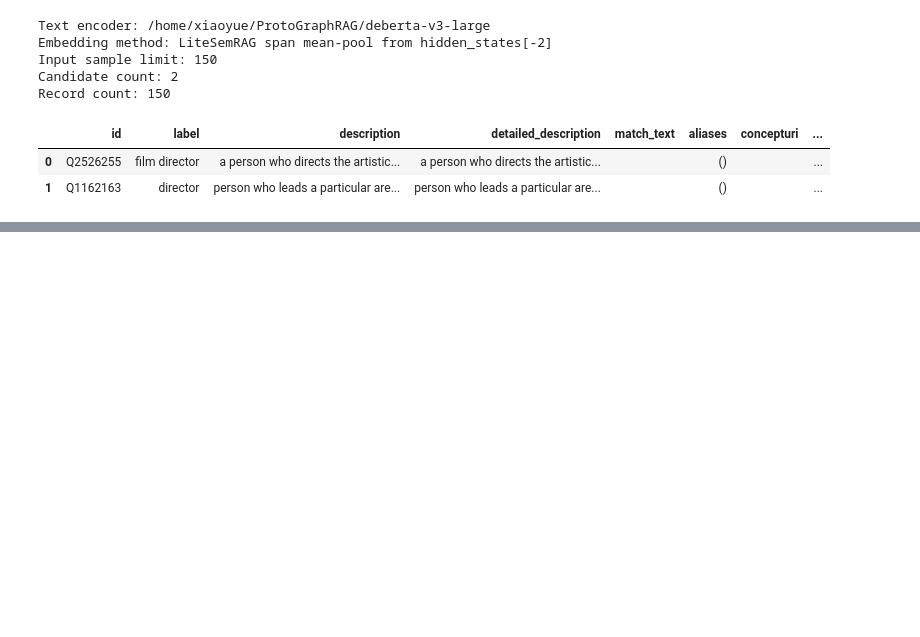
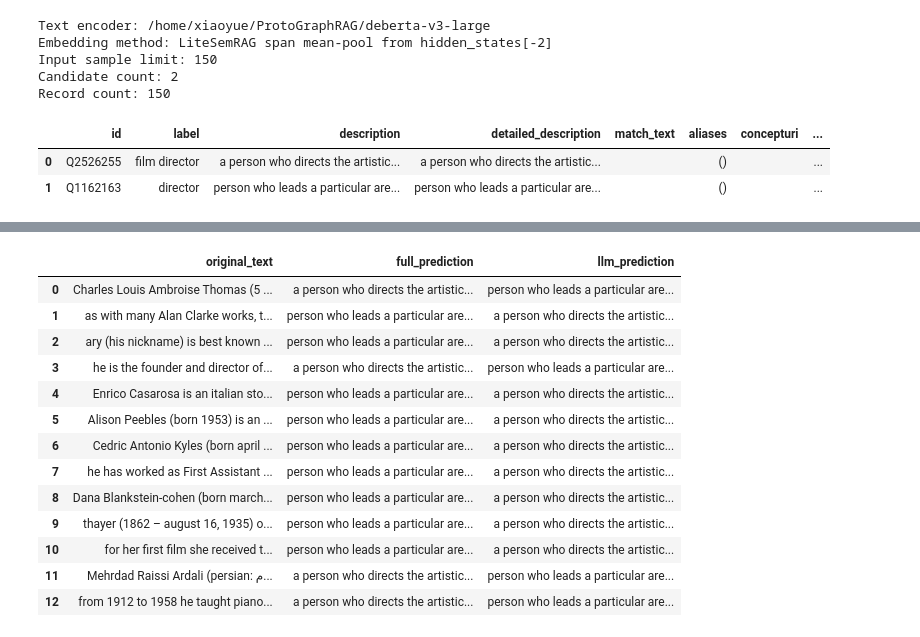
Before and after one commit to YxRicardo/LiteSemRAG, a Jupyter notebook: jupyter_notebooks/hotpotqa_fft_span_compare.ipynb, the cells around one changed output, grey strips where cells are left out. Drawn from its saved outputs; the diff is of its cells as text; code cells hidden in the pictures; blank space fills up the shorter version.

```diff
--- a/jupyter_notebooks/hotpotqa_fft_span_compare.ipynb
+++ b/jupyter_notebooks/hotpotqa_fft_span_compare.ipynb
@@ -1431,6 +1418,77 @@ disagreement_df = comparison_df.loc[
 
 # print(f"Disagreement rows: {len(disagreement_df)}")
 # display(disagreement_df.head(50))
+# %%
+if llm_assignment_df is None:
+    print("LLM validation is disabled.")
+else:
+    def extract_sentence_with_match(source_text: str, matched_text: str) -> str:
+        if not isinstance(source_text, str) or not source_text.strip():
+            return source_text
+        if not isinstance(matched_text, str) or not matched_text.strip():
+            return source_text
+
+        source_lower = source_text.lower()
+        match_lower = matched_text.lower()
+        match_start = source_lower.find(match_lower)
+        if match_start == -1:
+            return source_text
+
+        sentence_end_chars = ".!?\n"
+        sentence_start = 0
+        for idx in range(match_start - 1, -1, -1):
+            if source_text[idx] in sentence_end_chars:
+                sentence_start = idx + 1
+                break
+
+        sentence_end = len(source_text)
+        for idx in range(match_start + len(matched_text), len(source_text)):
+            if source_text[idx] in sentence_end_chars:
+                sentence_end = idx + 1
+                break
+
+        return source_text[sentence_start:sentence_end].strip()
+
+    full_vs_llm_disagreement_df = comparison_df.loc[
+        ~comparison_df["full_matches_llm"],
+        [
+            "source_text",
+            "matched_text",
+            "full_cross_encoder_description",
+            "llm_assignment_description",
+        ],
+    ].assign(
+        sentence_text=lambda df: df.apply(
+            lambda row: extract_sentence_with_match(row["source_text"], row["matched_text"]),
+            axis=1,
+        )
+    )[[
+        "sentence_text",
+        "full_cross_encoder_description",
+        "llm_assignment_description",
+    ]].rename(
+        columns={
+            "sentence_text": "original_text",
+            "full_cross_encoder_description": "full_prediction",
+            "llm_assignment_description": "llm_prediction",
+        }
+    ).reset_index(drop=True)
+    display(full_vs_llm_disagreement_df)
+# %% [output]
+|  | original_text | full_prediction | llm_prediction |
+| 0 | Charles Louis Ambroise Thomas (5 ... | a person who directs the artistic... | person who leads a particular are... |
+| 1 | as with many Alan Clarke works, t... | person who leads a particular are... | a person who directs the artistic... |
+| 2 | ary (his nickname) is best known ... | person who leads a particular are... | a person who directs the artistic... |
+| 3 | he is the founder and director of... | a person who directs the artistic... | person who leads a particular are... |
+| 4 | Enrico Casarosa is an italian sto... | person who leads a particular are... | a person who directs the artistic... |
+| 5 | Alison Peebles (born 1953) is an ... | person who leads a particular are... | a person who directs the artistic... |
+| 6 | Cedric Antonio Kyles (born april ... | person who leads a particular are... | a person who directs the artistic... |
+| 7 | he has worked as First Assistant ... | person who leads a particular are... | a person who directs the artistic... |
+| 8 | Dana Blankstein-cohen (born march... | person who leads a particular are... | a person who directs the artistic... |
+| 9 | thayer (1862 – august 16, 1935) o... | person who leads a particular are... | a person who directs the artistic... |
+| 10 | for her first film she received t... | person who leads a particular are... | a person who directs the artistic... |
+| 11 | Mehrdad Raissi Ardali (persian: م... | a person who directs the artistic... | person who leads a particular are... |
+| 12 | from 1912 to 1958 he taught piano... | a person who directs the artistic... | person who leads a particular are... |
 # %%
 plot_assignment_comparison(
     records,
```
Also changed, not shown: parts of 4 cells of this notebook.
